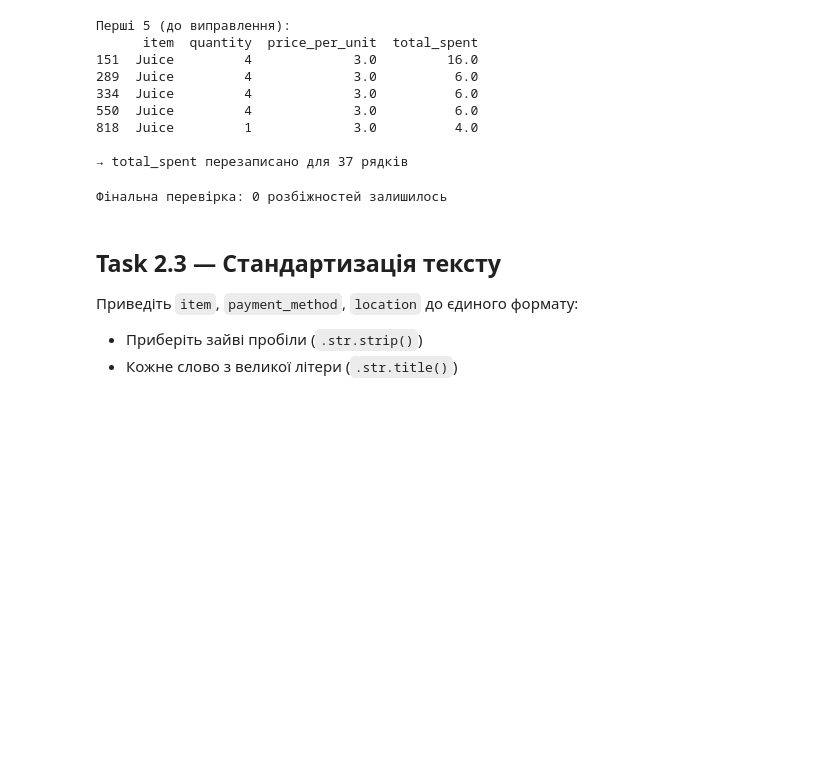
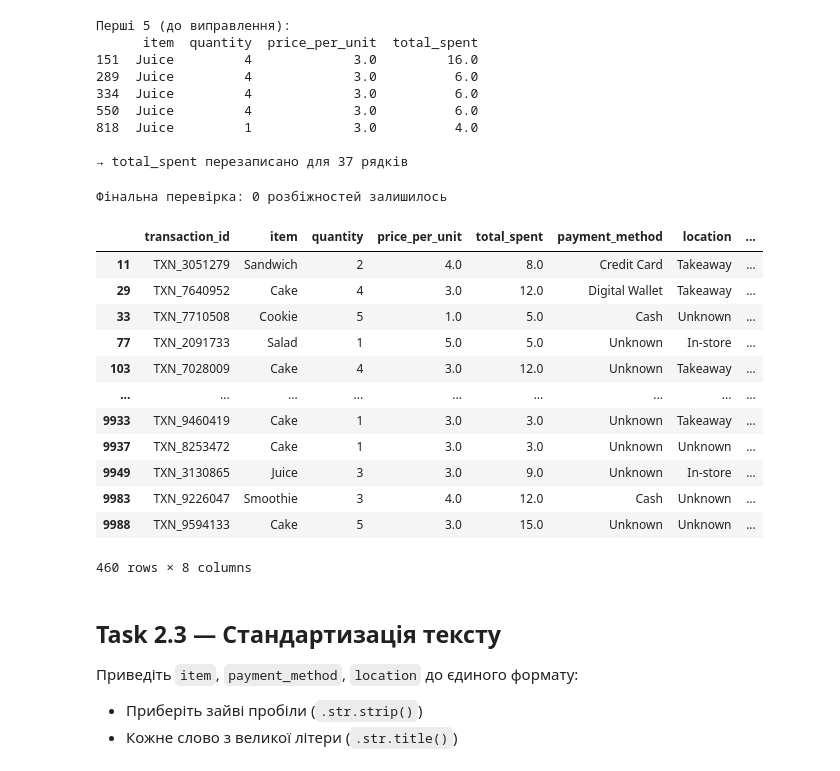
Before and after one commit to Alister44/Analysis_Cafe_Sales, a Jupyter notebook: cafe_eda_workbook_version2.ipynb, the cells around one changed output. Saved outputs shown, nothing was run; the diff lists cells and outputs as text; code cells hidden in the pictures; blank space fills up the shorter version.

```diff
--- a/cafe_eda_workbook_version2.ipynb
+++ b/cafe_eda_workbook_version2.ipynb
@@ -591,6 +566,22 @@ print(f'\nФінальна перевірка: {still_bad} розбіжност
 # print(f'Видалено рядків без дати: {before - len(df)}')
 # %% [output]
 Фінальна перевірка: 0 розбіжностей залишилось
+# %%
+df[df.transaction_date.isna()]
+# %% [output]
+|  | transaction_id | item | quantity | price_per_unit | total_spent | payment_method | location | ... |
+| 11 | TXN_3051279 | Sandwich | 2 | 4.0 | 8.0 | Credit Card | Takeaway | ... |
+| 29 | TXN_7640952 | Cake | 4 | 3.0 | 12.0 | Digital Wallet | Takeaway | ... |
+| 33 | TXN_7710508 | Cookie | 5 | 1.0 | 5.0 | Cash | Unknown | ... |
+| 77 | TXN_2091733 | Salad | 1 | 5.0 | 5.0 | Unknown | In-store | ... |
+| 103 | TXN_7028009 | Cake | 4 | 3.0 | 12.0 | Unknown | Takeaway | ... |
+| ... | ... | ... | ... | ... | ... | ... | ... | ... |
+| 9933 | TXN_9460419 | Cake | 1 | 3.0 | 3.0 | Unknown | Takeaway | ... |
+| 9937 | TXN_8253472 | Cake | 1 | 3.0 | 3.0 | Unknown | Unknown | ... |
+| 9949 | TXN_3130865 | Juice | 3 | 3.0 | 9.0 | Unknown | In-store | ... |
+| 9983 | TXN_9226047 | Smoothie | 3 | 4.0 | 12.0 | Cash | Unknown | ... |
+| 9988 | TXN_9594133 | Cake | 5 | 3.0 | 15.0 | Unknown | Unknown | ... |
+460 rows × 8 columns
 # %% [markdown]
 ## Task 2.3 — Стандартизація тексту
 
```
Also changed, not shown: parts of 21 cells of this notebook.
